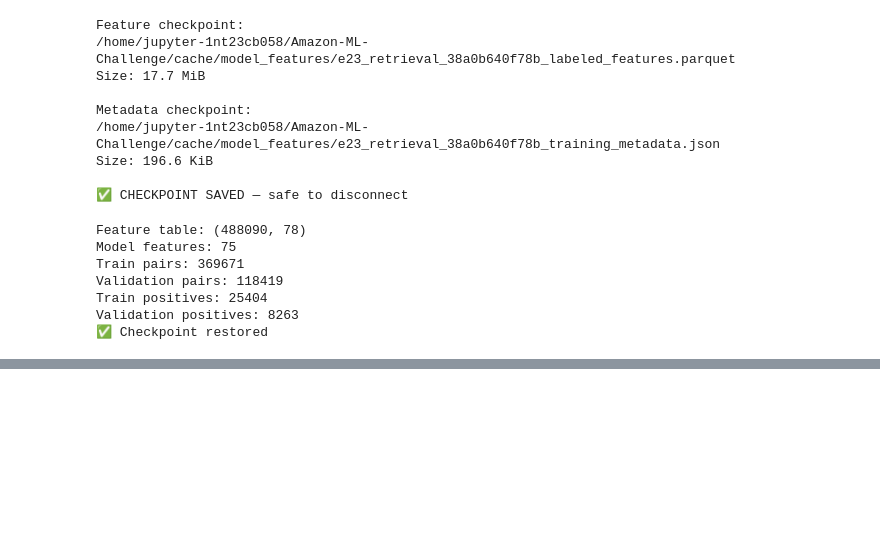
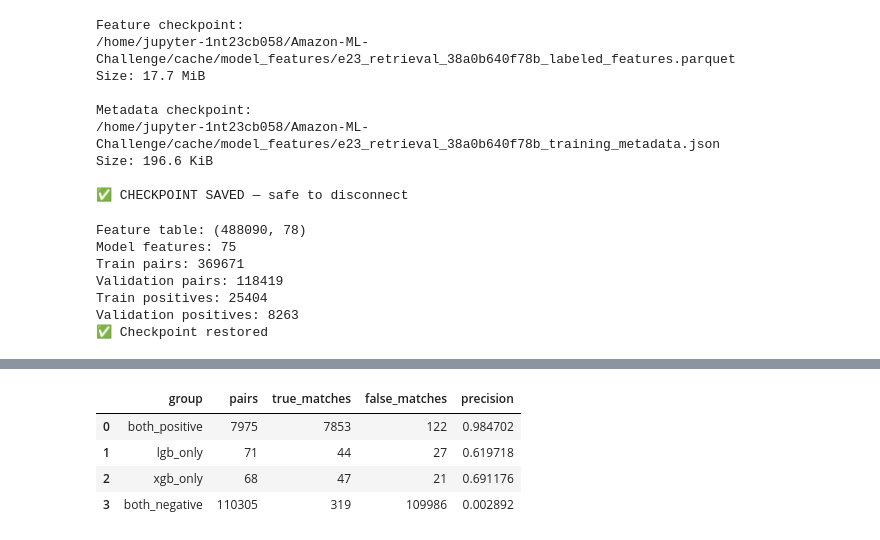
Before and after one commit to AbhiNow0909/Amazon-ML-Challenge, a Jupyter notebook: code/business_entity_resolution/notebooks/05_model.ipynb, the cells around one changed output, grey strips where cells are left out. Drawn from its saved outputs; the diff is of its cells as text; code cells hidden in the pictures; blank space fills up the shorter version.

Commit message:
Add XGBoost benchmark and country-specific ensemble analysis

```diff
--- a/code/business_entity_resolution/notebooks/05_model.ipynb
+++ b/code/business_entity_resolution/notebooks/05_model.ipynb
@@ -2106,0 +2772,80 @@ Best validation macro F0.5: 0.963131
+# %%
+# XGBoost Cell 9: Compare LightGBM and XGBoost prediction disagreements at their
+# own country-specific thresholds to measure ensemble complementarity.
+
+# LightGBM decisions using its country-specific thresholds.
+lgb_pair_thresholds = np.array(
+    [COUNTRY_THRESHOLDS[c] for c in pair_countries],
+    dtype=np.float32,
+)
+
+lgb_predicted = scores >= lgb_pair_thresholds
+
+# XGBoost decisions using its own country-specific thresholds.
+xgb_predicted = xgb_scores >= xgb_pair_thresholds
+
+# Pair-level disagreement masks.
+both_positive = lgb_predicted & xgb_predicted
+lgb_only = lgb_predicted & ~xgb_predicted
+xgb_only = xgb_predicted & ~lgb_predicted
+both_negative = ~lgb_predicted & ~xgb_predicted
+
+summary_rows = []
+
+for name, mask in [
+    ("both_positive", both_positive),
+    ("lgb_only", lgb_only),
+    ("xgb_only", xgb_only),
+    ("both_negative", both_negative),
+]:
+    n_pairs = int(mask.sum())
+    true_pairs = int(labels[mask].sum())
+    false_pairs = n_pairs - true_pairs
+
+    precision = (
+        true_pairs / n_pairs
+        if n_pairs > 0
+        else np.nan
+    )
+
+    summary_rows.append({
+        "group": name,
+        "pairs": n_pairs,
+        "true_matches": true_pairs,
+        "false_matches": false_pairs,
+        "precision": precision,
+    })
+
+disagreement_summary = pd.DataFrame(summary_rows)
+
+display(disagreement_summary)
+
+print("\nKey ensemble signal:")
+print(
+    "True matches found only by LightGBM:",
+    int(labels[lgb_only].sum())
+)
+print(
+    "False positives found only by LightGBM:",
+    int((1 - labels[lgb_only]).sum())
+)
+
+print(
+    "\nTrue matches found only by XGBoost:",
+    int(labels[xgb_only].sum())
+)
+print(
+    "False positives found only by XGBoost:",
+    int((1 - labels[xgb_only]).sum())
+)
+
+print(
+    "\nPrediction disagreements:",
+    int((lgb_predicted != xgb_predicted).sum())
+)
+# %% [output]
+|  | group | pairs | true_matches | false_matches | precision |
+| 0 | both_positive | 7975 | 7853 | 122 | 0.984702 |
+| 1 | lgb_only | 71 | 44 | 27 | 0.619718 |
+| 2 | xgb_only | 68 | 47 | 21 | 0.691176 |
+| 3 | both_negative | 110305 | 319 | 109986 | 0.002892 |
```
Also changed, not shown: parts of 37 cells of this notebook.
